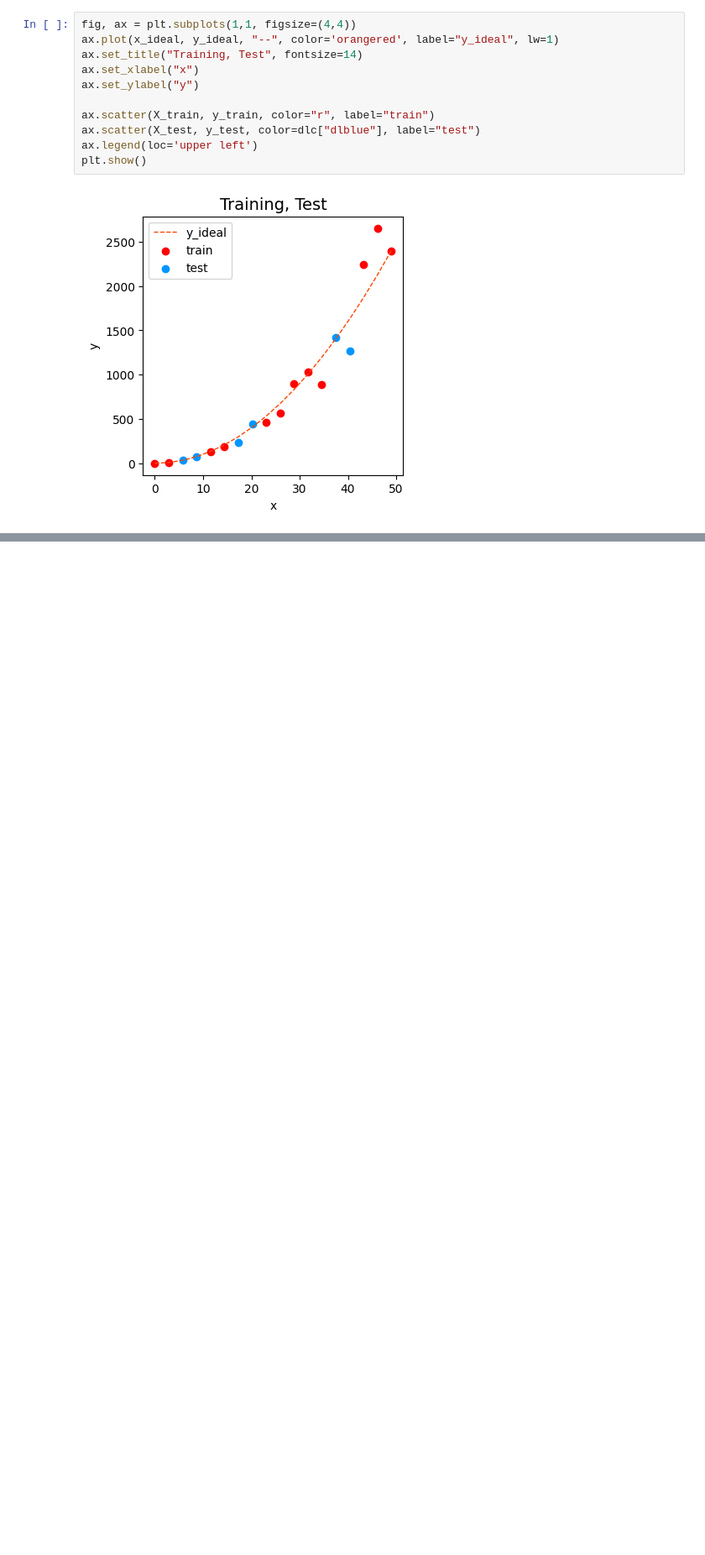
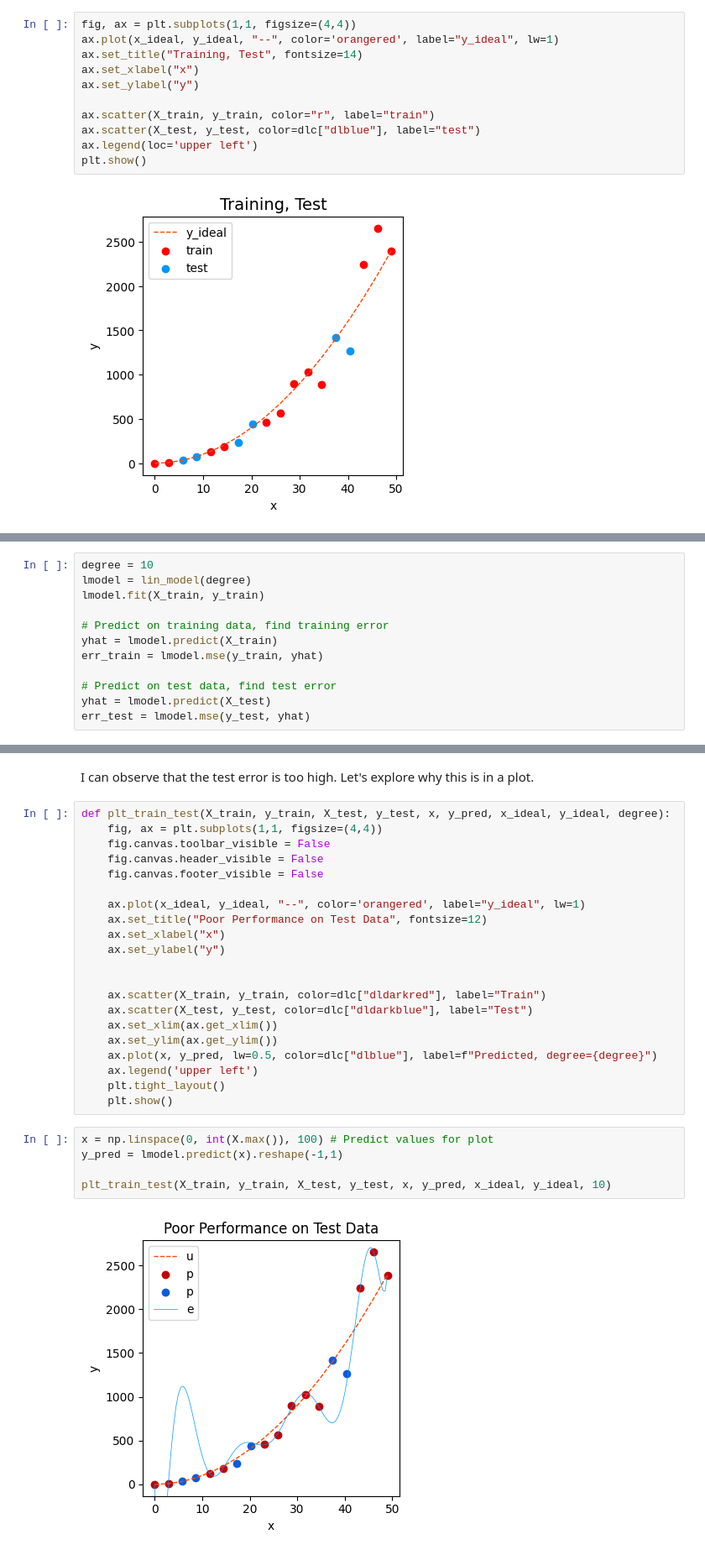
Before and after one commit to CarlosLizamaGarcia/DataScience, a Jupyter notebook: Course2/Advice_for_Applying_Machine_Learning.ipynb, the cells around one changed output, grey strips where cells are left out. Shown: that part at 84% size. Drawn from its saved outputs; the diff is of its cells as text; blank space fills up the shorter version.

```diff
--- a/Course2/Advice_for_Applying_Machine_Learning.ipynb
+++ b/Course2/Advice_for_Applying_Machine_Learning.ipynb
@@ -72,0 +127,12 @@ $$\textbf{J}_{test} (\textbf{w},b) = $$
+# %%
+degree = 10
+lmodel = lin_model(degree)
+lmodel.fit(X_train, y_train)
+
+# Predict on training data, find training error
+yhat = lmodel.predict(X_train)
+err_train = lmodel.mse(y_train, yhat)
+
+# Predict on test data, find test error
+yhat = lmodel.predict(X_test)
+err_test = lmodel.mse(y_test, yhat)
@@ -72,0 +143,30 @@ $$\textbf{J}_{test} (\textbf{w},b) = $$
+# %% [markdown]
+I can observe that the test error is too high. Let's explore why this is in a plot.
+# %%
+def plt_train_test(X_train, y_train, X_test, y_test, x, y_pred, x_ideal, y_ideal, degree):
+    fig, ax = plt.subplots(1,1, figsize=(4,4))
+    fig.canvas.toolbar_visible = False
+    fig.canvas.header_visible = False
+    fig.canvas.footer_visible = False
+
+    ax.plot(x_ideal, y_ideal, "--", color='orangered', label="y_ideal", lw=1)
+    ax.set_title("Poor Performance on Test Data", fontsize=12)
+    ax.set_xlabel("x")
+    ax.set_ylabel("y")
+
+
+    ax.scatter(X_train, y_train, color=dlc["dldarkred"], label="Train")
+    ax.scatter(X_test, y_test, color=dlc["dldarkblue"], label="Test")
+    ax.set_xlim(ax.get_xlim())
+    ax.set_ylim(ax.get_ylim())
+    ax.plot(x, y_pred, lw=0.5, color=dlc["dlblue"], label=f"Predicted, degree={degree}")
+    ax.legend('upper left')
+    plt.tight_layout()
+    plt.show()
+# %%
+x = np.linspace(0, int(X.max()), 100) # Predict values for plot
+y_pred = lmodel.predict(x).reshape(-1,1)
+
+plt_train_test(X_train, y_train, X_test, y_test, x, y_pred, x_ideal, y_ideal, 10)
+# %% [output]
+[figure, added]
```
Also changed, not shown: parts of 5 cells of this notebook.
